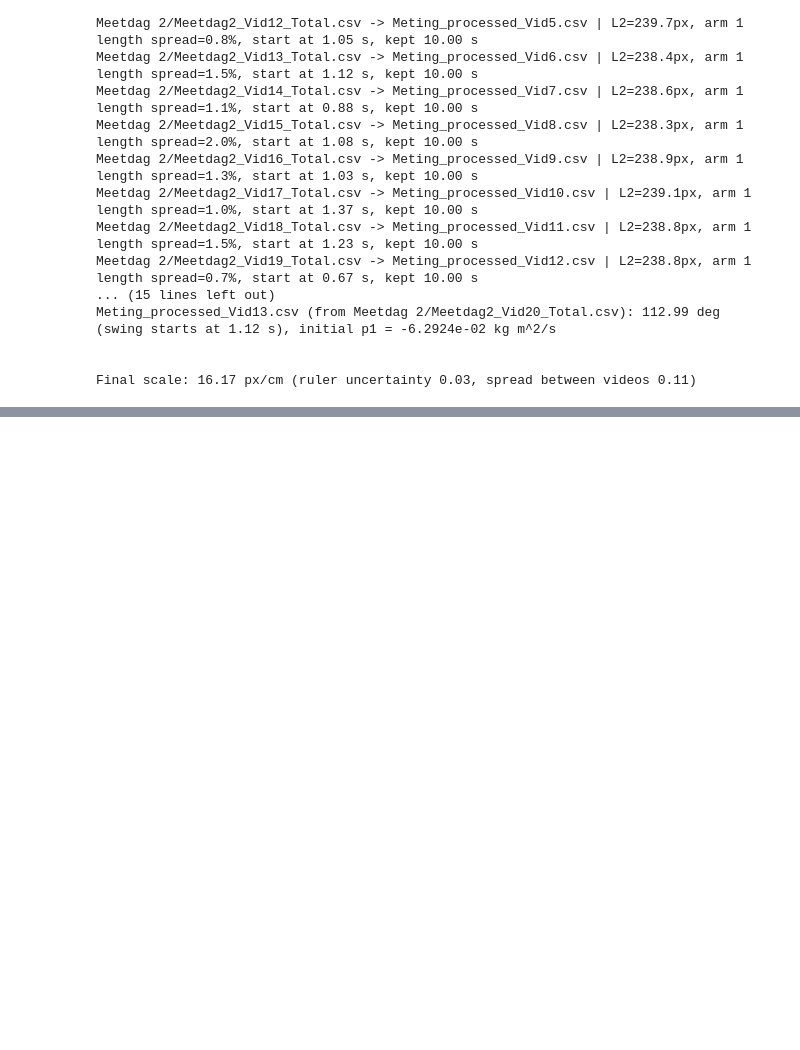
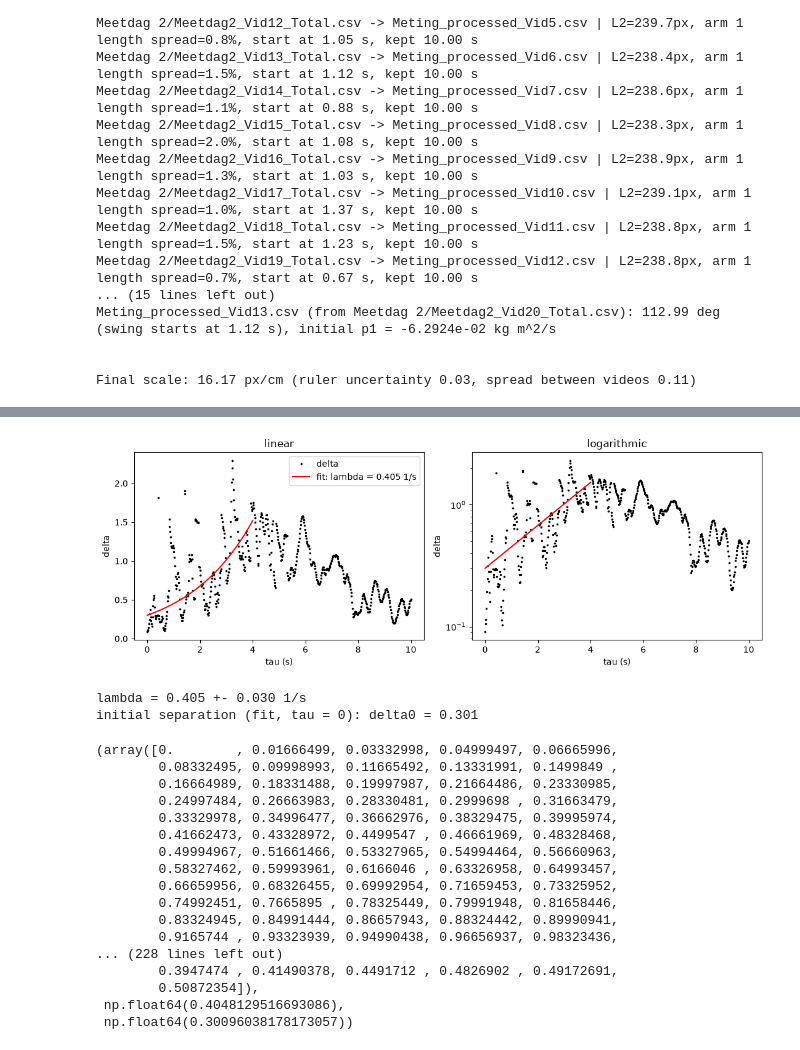
Before and after one commit to daantjebunschoten1-gif/RP---Double-Pendulum-, a Jupyter notebook: Data processing.ipynb, the cells around one changed output, grey strips where cells are left out. Saved outputs shown, nothing was run; the diff lists cells and outputs as text; code cells hidden in the pictures; blank space fills up the shorter version.

Commit message:
Phase space distance processing

```diff
--- a/Data processing.ipynb
+++ b/Data processing.ipynb
@@ -226,0 +229,72 @@ plt.show()
+# %%
+def phase_space_analysis(file_a, file_b, fit_start, fit_end):
+    # import files (again)
+    coords_a = pd.read_csv(file_a)
+    coords_b = pd.read_csv(file_b)
+    tau = coords_a["time_s"].to_numpy() - coords_a["time_s"].iloc[0]
+
+    # normalisation scales from the physics of the pendulum
+    g = 9.81
+    theta_norm = np.pi                                   # largest possible angle difference (rad)
+    p1_norm = (m1 + m2) * (L1 / 100)**2 * np.sqrt(g / (L1 / 100))
+    p2_norm = m2 * (L2 / 100)**2 * np.sqrt(g / (L2 / 100))
+
+    # dimensionless phase-space distance (angle differences wrapped to +-pi)
+    #wrap = lambda x: (x + np.pi) % (2 * np.pi) - np.pi
+    d_th1 = coords_a["theta1_rad"].to_numpy() - coords_b["theta1_rad"].to_numpy()
+    d_th2 = coords_a["theta2_rad"].to_numpy() - coords_b["theta2_rad"].to_numpy()
+    d_p1 = coords_a["p1"].to_numpy() - coords_b["p1"].to_numpy()
+    d_p2 = coords_a["p2"].to_numpy() - coords_b["p2"].to_numpy()
+
+    delta = np.sqrt((d_th1 / theta_norm)**2 + (d_p1 / p1_norm)**2
+                    + (d_th2 / theta_norm)**2 + (d_p2 / p2_norm)**2)
+
+    # fit ln(delta) = lambda * tau + b over the chosen interval
+    window = (tau >= fit_start) & (tau <= fit_end) & ~np.isnan(delta)
+    popt, pcov = curve_fit(lambda t, lam, b: lam * t + b, tau[window], np.log(delta[window]))
+    lam, b_fit = popt
+    lam_err = np.sqrt(pcov[0, 0])
+    delta0 = np.exp(b_fit)
+
+    # plot on linear and logarithmic vertical axes
+    fig, (ax1, ax2) = plt.subplots(1, 2, figsize=(11, 4))
+    t_line = np.linspace(fit_start, fit_end, 100)
+    for ax in (ax1, ax2):
+        ax.plot(tau, delta, "k.", ms=3, label="delta")
+        ax.plot(t_line, np.exp(b_fit + lam * t_line), "r-", label=f"fit: lambda = {lam:.3g} 1/s")
+        ax.set_xlabel("tau (s)")
+        ax.set_ylabel("delta")
+    ax1.set_title("linear")
+    ax2.set_title("logarithmic")
+    ax2.set_yscale("log")
+    ax1.legend()
+    plt.tight_layout()
+    plt.show()
+
+    print(f"lambda = {lam:.3f} +- {lam_err:.3f} 1/s")
+    print(f"initial separation (fit, tau = 0): delta0 = {delta0:.3g}")
+    return tau, delta, lam, delta0
+
+
+phase_space_analysis("Meting_processed_Vid2.csv", "Meting_processed_Vid5.csv", fit_start=0, fit_end=4)
+# %% [output]
+[figure, added]
+lambda = 0.405 +- 0.030 1/s
+initial separation (fit, tau = 0): delta0 = 0.301
+(array([0.        , 0.01666499, 0.03332998, 0.04999497, 0.06665996,
+        0.08332495, 0.09998993, 0.11665492, 0.13331991, 0.1499849 ,
+        0.16664989, 0.18331488, 0.19997987, 0.21664486, 0.23330985,
+        0.24997484, 0.26663983, 0.28330481, 0.2999698 , 0.31663479,
+        0.33329978, 0.34996477, 0.36662976, 0.38329475, 0.39995974,
+        0.41662473, 0.43328972, 0.4499547 , 0.46661969, 0.48328468,
+        0.49994967, 0.51661466, 0.53327965, 0.54994464, 0.56660963,
+        0.58327462, 0.59993961, 0.6166046 , 0.63326958, 0.64993457,
+        0.66659956, 0.68326455, 0.69992954, 0.71659453, 0.73325952,
+        0.74992451, 0.7665895 , 0.78325449, 0.79991948, 0.81658446,
+        0.83324945, 0.84991444, 0.86657943, 0.88324442, 0.89990941,
+        0.9165744 , 0.93323939, 0.94990438, 0.96656937, 0.98323436,
+... (228 lines left out)
+        0.3947474 , 0.41490378, 0.4491712 , 0.4826902 , 0.49172691,
+        0.50872354]),
+ np.float64(0.4048129516693086),
+ np.float64(0.30096038178173057))
```
Also changed, not shown: parts of 2 cells of this notebook.
